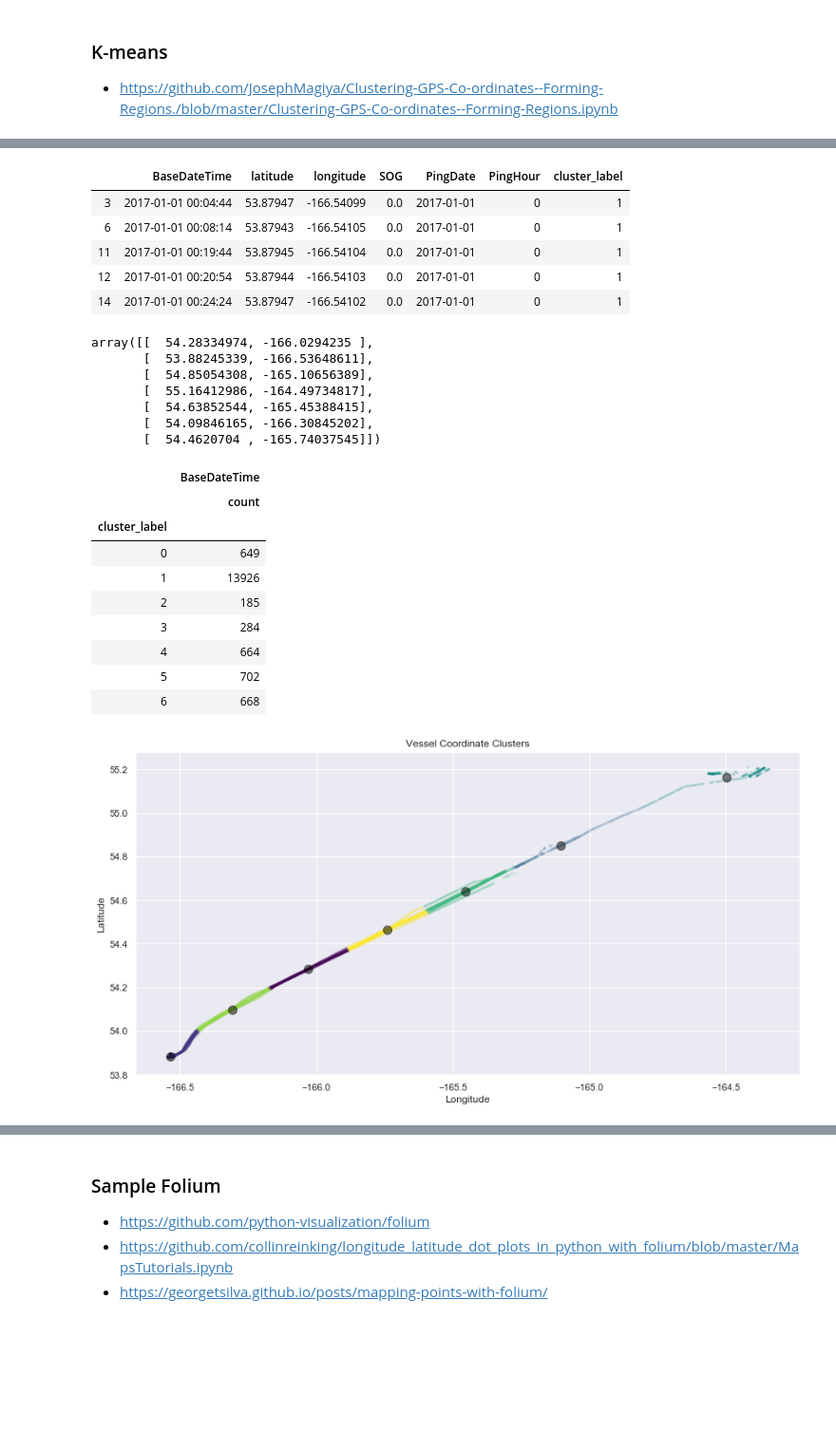
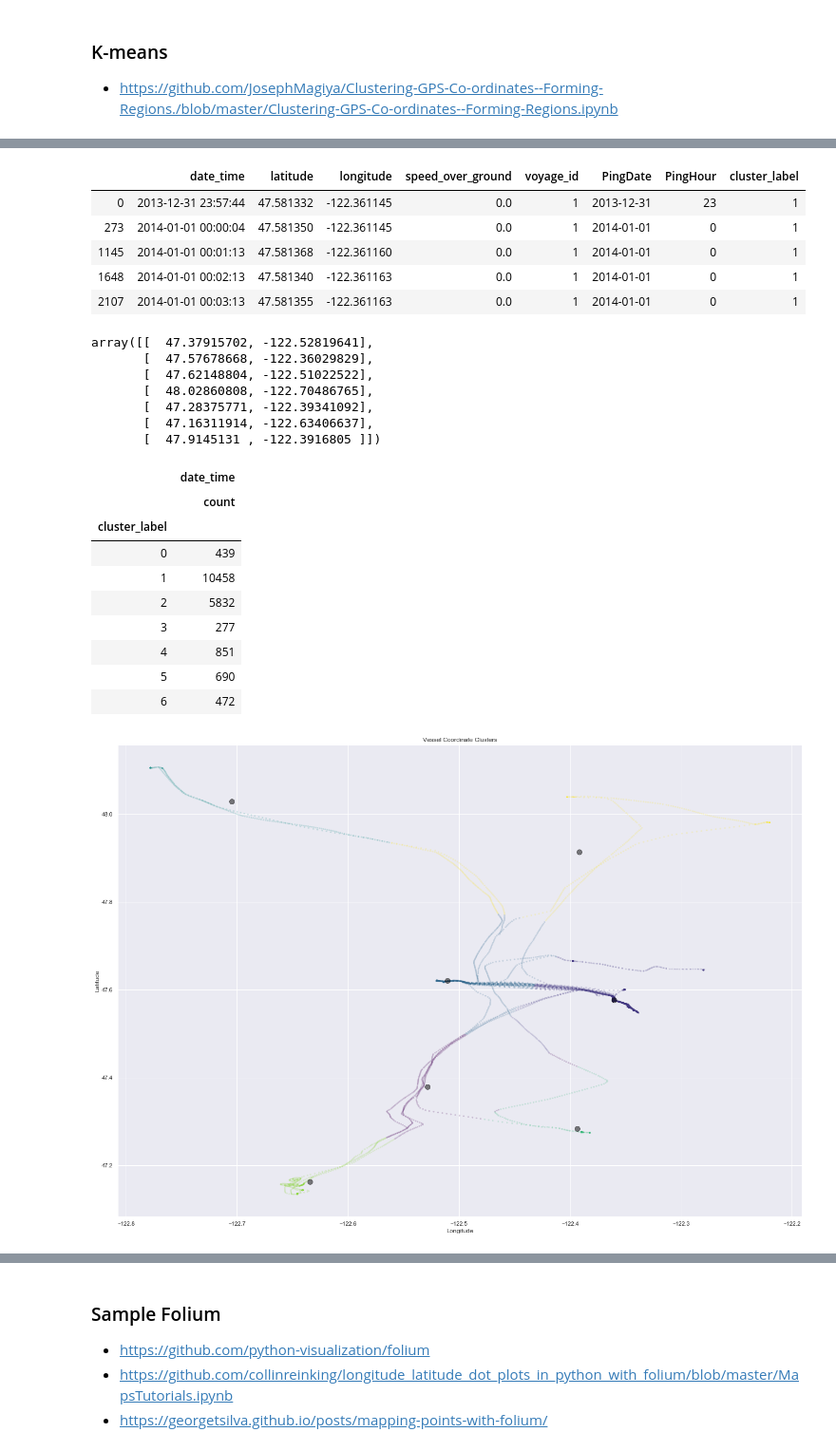
Before and after one commit to att-vault/vault, a Jupyter notebook: Notebook/AIS_Analyze_Vessel_Cluster.ipynb, the cells around one changed output, grey strips where cells are left out. Shown at 95% size. Cells and saved outputs as stored; diff of their text form; code cells hidden in the pictures; blank space fills up the shorter version.

```diff
--- a/Notebook/AIS_Analyze_Vessel_Cluster.ipynb
+++ b/Notebook/AIS_Analyze_Vessel_Cluster.ipynb
@@ -19,6 +19,6 @@ OutputDir = "/Users/cv0361/Desktop/TechChallenge/Data/csv/ValidAIS/"
 # %%
 folder = WorkingFolder + "Zone03_2017_01/"
 
-Broadcast = pd.read_csv("/Users/cv0361/Desktop/TechChallenge/Data/csv/AIS/AIS_2017_01_Zone03.csv", sep=",", parse_dates=['BaseDateTime'])
+Broadcast = pd.read_csv("/Users/cv0361/Desktop/TechChallenge/Data/csv/ValidAIS/Broadcast_Zone10_2014_01.csv", sep=",", parse_dates=['date_time'])
 Broadcast.head()
 # %% [output]
@@ -42,21 +42,27 @@ import seaborn as sns; sns.set()
 # %%
 # AIS_2017_01_Zone03
 # ====================
-# 367094420      ARCTIC MARINER 	 type: 1001 - Fishing, 31x9.28       lots of points
-# 367565680      ADAMANT             type: 1001 - Fishing, 18x8          lots of points
-# 367373760      NORTH SEA           type: 1001 - Fishing, 37x10
+# 367094420      ARCTIC MARINER 	 type: 1001 - Fishing, 31x9.28       lots of points   multiple trips, same route
+# 367565680      ADAMANT             type: 1001 - Fishing, 18x8          lots of points   ?
+# 367373760      NORTH SEA           type: 1001 - Fishing, 37x10                          ?
 # 440102000      TORAH               type: 1004 - Freight, 115.8x16.62   lots of points   weird
-# 636014222      Zim Rotter          type: 1004 - Freight, 349x45.73
+# 636014222      Zim Rotter          type: 1004 - Freight, 349x45.73                      Going some where
 # 367322830      GYRFALCON           type: 1025 - Towing, 30.63x10.4     lots of points   weird behavior
 
+# Broadcast_Zone10_2014_01
+# =========================
+# 366025993
 
-mmsi = 367094420
 
-df = Broadcast.loc[Broadcast.MMSI==mmsi, ['BaseDateTime', 'LAT', 'LON', 'SOG']]
-df.rename(columns={'LAT':'latitude', 'LON':'longitude'}, inplace=True)
 
-df['PingDate'] = df['BaseDateTime'].dt.date
-df['PingHour'] = df['BaseDateTime'].dt.hour
+mmsi = 366025993
+voyage_id = np.nan
+
+df = Broadcast.loc[Broadcast.mmsi_id==mmsi, ['date_time', 'lat', 'lon', 'speed_over_ground', 'voyage_id']]  # & (Broadcast.voyage_id.isnull()
+df.rename(columns={'lat':'latitude', 'lon':'longitude'}, inplace=True)
+
+df['PingDate'] = df['date_time'].dt.date
+df['PingHour'] = df['date_time'].dt.hour
 
 df.head()
 # %% [output]
@@ -138,50 +163,50 @@ centers = kmeans.cluster_centers_               # Coordinates of cluster centers
 
 df.head()
 # %% [output]
-|  | BaseDateTime | latitude | longitude | SOG | PingDate | PingHour | cluster_label |
-| 3 | 2017-01-01 00:04:44 | 53.87947 | -166.54099 | 0.0 | 2017-01-01 | 0 | 1 |
-| 6 | 2017-01-01 00:08:14 | 53.87943 | -166.54105 | 0.0 | 2017-01-01 | 0 | 1 |
-| 11 | 2017-01-01 00:19:44 | 53.87945 | -166.54104 | 0.0 | 2017-01-01 | 0 | 1 |
-| 12 | 2017-01-01 00:20:54 | 53.87944 | -166.54103 | 0.0 | 2017-01-01 | 0 | 1 |
-| 14 | 2017-01-01 00:24:24 | 53.87947 | -166.54102 | 0.0 | 2017-01-01 | 0 | 1 |
+|  | date_time | latitude | longitude | speed_over_ground | voyage_id | PingDate | PingHour | cluster_label |
+| 0 | 2013-12-31 23:57:44 | 47.581332 | -122.361145 | 0.0 | 1 | 2013-12-31 | 23 | 1 |
+| 273 | 2014-01-01 00:00:04 | 47.581350 | -122.361145 | 0.0 | 1 | 2014-01-01 | 0 | 1 |
+| 1145 | 2014-01-01 00:01:13 | 47.581368 | -122.361160 | 0.0 | 1 | 2014-01-01 | 0 | 1 |
+| 1648 | 2014-01-01 00:02:13 | 47.581340 | -122.361163 | 0.0 | 1 | 2014-01-01 | 0 | 1 |
+| 2107 | 2014-01-01 00:03:13 | 47.581355 | -122.361163 | 0.0 | 1 | 2014-01-01 | 0 | 1 |
 # %%
 centers
 # %% [output]
-array([[  54.28334974, -166.0294235 ],
-       [  53.88245339, -166.53648611],
-       [  54.85054308, -165.10656389],
-       [  55.16412986, -164.49734817],
-       [  54.63852544, -165.45388415],
-       [  54.09846165, -166.30845202],
-       [  54.4620704 , -165.74037545]])
+array([[  47.37915702, -122.52819641],
+       [  47.57678668, -122.36029829],
+       [  47.62148804, -122.51022522],
+       [  48.02860808, -122.70486765],
+       [  47.28375771, -122.39341092],
+       [  47.16311914, -122.63406637],
+       [  47.9145131 , -122.3916805 ]])
 # %%
 # Cluster, ping counts
-PingCluster = df.groupby('cluster_label').agg({'BaseDateTime': ['count']})   #.reset_index()
+PingCluster = df.groupby('cluster_label').agg({'date_time': ['count']})   #.reset_index()
 PingCluster
 # %% [output]
-|  | BaseDateTime |
+|  | date_time |
 |  | count |
 | cluster_label |  |
-| 0 | 649 |
-| 1 | 13926 |
-| 2 | 185 |
-| 3 | 284 |
-| 4 | 664 |
-| 5 | 702 |
-| 6 | 668 |
+| 0 | 439 |
+| 1 | 10458 |
+| 2 | 5832 |
+| 3 | 277 |
+| 4 | 851 |
+| 5 | 690 |
+| 6 | 472 |
 # %%
-fig = plt.figure(figsize=(14,7))
+fig = plt.figure(figsize=(24,17))
 ax = fig.add_subplot()
 
 ax.scatter(df.longitude, df.latitude, s=10, lw=0, c=df['cluster_label'], cmap='viridis', alpha=0.2)
 ax.scatter(centers[:, 1], centers[:, 0], c='black', s=100, alpha=0.5)
 
 ax.set_xlabel('Longitude')
 ax.set_ylabel('Latitude')
 ax.set_title('Vessel Coordinate Clusters')
 plt.show()
 # %% [output]
-[figure, old version]
+[figure, new version]
 # %%
 X = sampling  #.head()
 MapCoordinates = X[['latitude', 'longitude']].values
```
Also changed, not shown: parts of 11 cells of this notebook.
